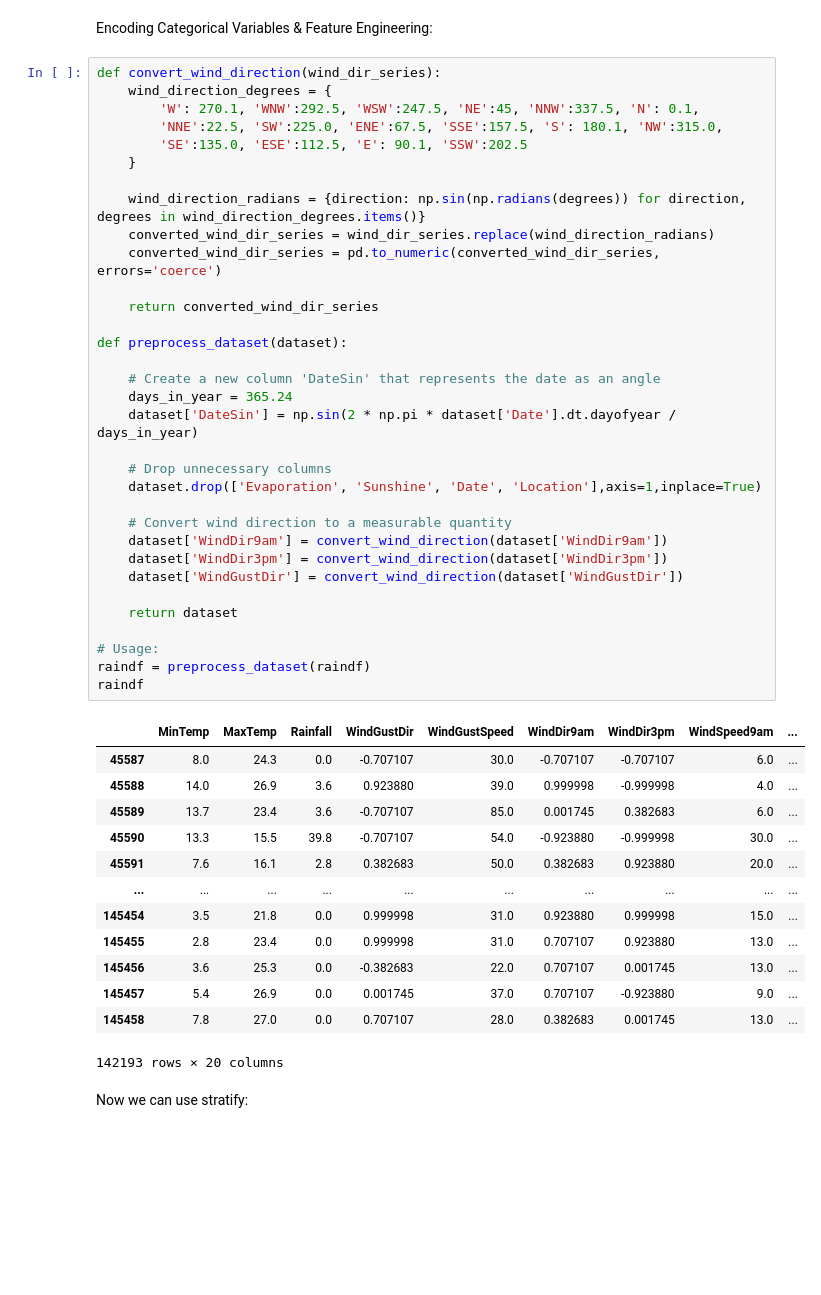
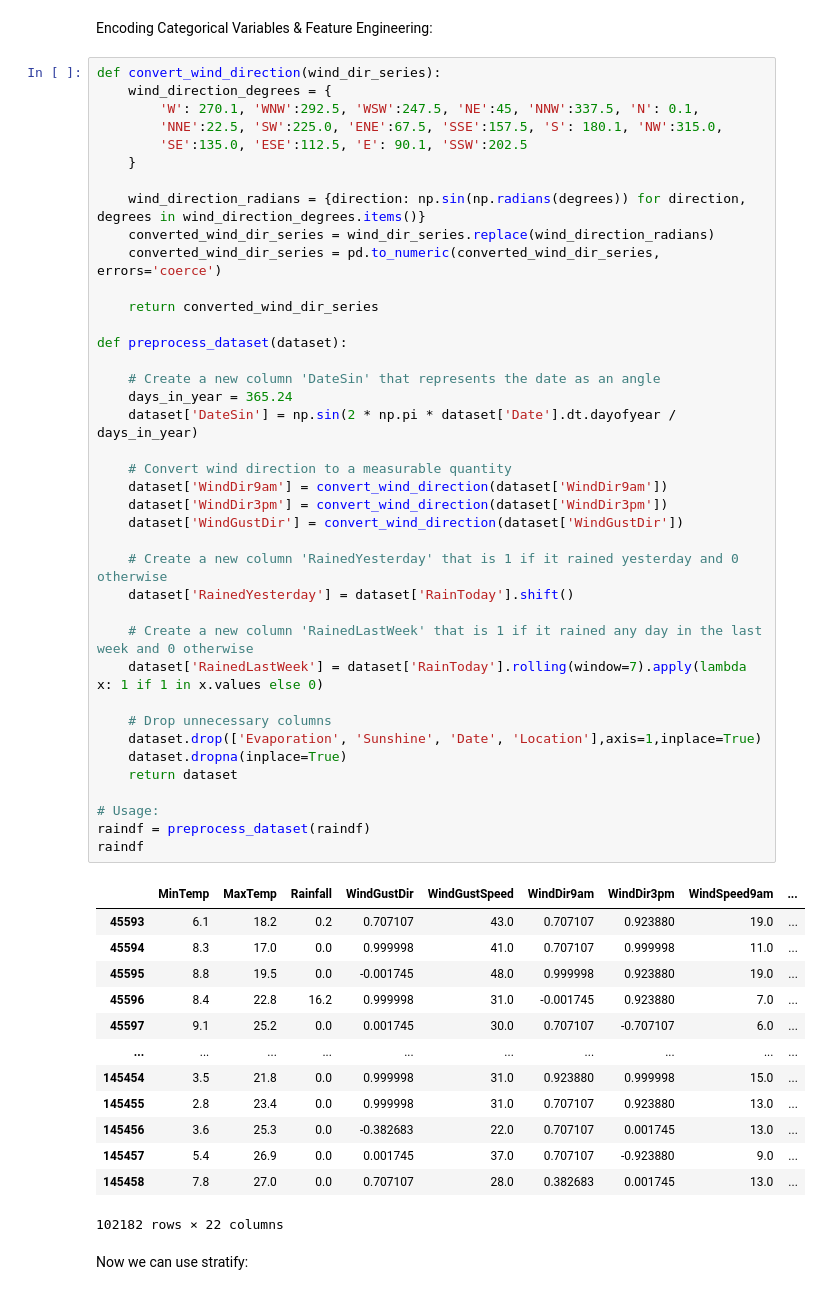
Before and after one commit to YssfDevOps/Rain-In-Australia-Kaggle-Prediction-Project, a Jupyter notebook: rainAUS.ipynb, the cells around one changed output. Cells and saved outputs as stored; diff of their text form; blank space fills up the shorter version.

```diff
--- a/rainAUS.ipynb
+++ b/rainAUS.ipynb
@@ -292,48 +277,54 @@ def convert_wind_direction(wind_dir_series):
     wind_direction_degrees = {
         'W': 270.1, 'WNW':292.5, 'WSW':247.5, 'NE':45, 'NNW':337.5, 'N': 0.1,
         'NNE':22.5, 'SW':225.0, 'ENE':67.5, 'SSE':157.5, 'S': 180.1, 'NW':315.0,
         'SE':135.0, 'ESE':112.5, 'E': 90.1, 'SSW':202.5
     }
 
     wind_direction_radians = {direction: np.sin(np.radians(degrees)) for direction, degrees in wind_direction_degrees.items()}
     converted_wind_dir_series = wind_dir_series.replace(wind_direction_radians)
     converted_wind_dir_series = pd.to_numeric(converted_wind_dir_series, errors='coerce')
 
     return converted_wind_dir_series
 
 def preprocess_dataset(dataset):
 
     # Create a new column 'DateSin' that represents the date as an angle
     days_in_year = 365.24
     dataset['DateSin'] = np.sin(2 * np.pi * dataset['Date'].dt.dayofyear / days_in_year)
 
-    # Drop unnecessary columns
-    dataset.drop(['Evaporation', 'Sunshine', 'Date', 'Location'],axis=1,inplace=True)
-
     # Convert wind direction to a measurable quantity
     dataset['WindDir9am'] = convert_wind_direction(dataset['WindDir9am'])
     dataset['WindDir3pm'] = convert_wind_direction(dataset['WindDir3pm'])
     dataset['WindGustDir'] = convert_wind_direction(dataset['WindGustDir'])
 
+    # Create a new column 'RainedYesterday' that is 1 if it rained yesterday and 0 otherwise
+    dataset['RainedYesterday'] = dataset['RainToday'].shift()
+
+    # Create a new column 'RainedLastWeek' that is 1 if it rained any day in the last week and 0 otherwise
+    dataset['RainedLastWeek'] = dataset['RainToday'].rolling(window=7).apply(lambda x: 1 if 1 in x.values else 0)
+
+    # Drop unnecessary columns
+    dataset.drop(['Evaporation', 'Sunshine', 'Date', 'Location'],axis=1,inplace=True)
+    dataset.dropna(inplace=True)
     return dataset
 
 # Usage:
 raindf = preprocess_dataset(raindf)
 raindf
 # %% [output]
 |  | MinTemp | MaxTemp | Rainfall | WindGustDir | WindGustSpeed | WindDir9am | WindDir3pm | WindSpeed9am | ... |
-| 45587 | 8.0 | 24.3 | 0.0 | -0.707107 | 30.0 | -0.707107 | -0.707107 | 6.0 | ... |
-| 45588 | 14.0 | 26.9 | 3.6 | 0.923880 | 39.0 | 0.999998 | -0.999998 | 4.0 | ... |
-| 45589 | 13.7 | 23.4 | 3.6 | -0.707107 | 85.0 | 0.001745 | 0.382683 | 6.0 | ... |
-| 45590 | 13.3 | 15.5 | 39.8 | -0.707107 | 54.0 | -0.923880 | -0.999998 | 30.0 | ... |
-| 45591 | 7.6 | 16.1 | 2.8 | 0.382683 | 50.0 | 0.382683 | 0.923880 | 20.0 | ... |
+| 45593 | 6.1 | 18.2 | 0.2 | 0.707107 | 43.0 | 0.707107 | 0.923880 | 19.0 | ... |
+| 45594 | 8.3 | 17.0 | 0.0 | 0.999998 | 41.0 | 0.707107 | 0.999998 | 11.0 | ... |
+| 45595 | 8.8 | 19.5 | 0.0 | -0.001745 | 48.0 | 0.999998 | 0.923880 | 19.0 | ... |
+| 45596 | 8.4 | 22.8 | 16.2 | 0.999998 | 31.0 | -0.001745 | 0.923880 | 7.0 | ... |
+| 45597 | 9.1 | 25.2 | 0.0 | 0.001745 | 30.0 | 0.707107 | -0.707107 | 6.0 | ... |
 | ... | ... | ... | ... | ... | ... | ... | ... | ... | ... |
 | 145454 | 3.5 | 21.8 | 0.0 | 0.999998 | 31.0 | 0.923880 | 0.999998 | 15.0 | ... |
 | 145455 | 2.8 | 23.4 | 0.0 | 0.999998 | 31.0 | 0.707107 | 0.923880 | 13.0 | ... |
 | 145456 | 3.6 | 25.3 | 0.0 | -0.382683 | 22.0 | 0.707107 | 0.001745 | 13.0 | ... |
 | 145457 | 5.4 | 26.9 | 0.0 | 0.001745 | 37.0 | 0.707107 | -0.923880 | 9.0 | ... |
 | 145458 | 7.8 | 27.0 | 0.0 | 0.707107 | 28.0 | 0.382683 | 0.001745 | 13.0 | ... |
-142193 rows × 20 columns
+102182 rows × 22 columns
 # %% [markdown]
 Now we can use stratify:
 # %%
```
Also changed, not shown: parts of 22 cells of this notebook.
